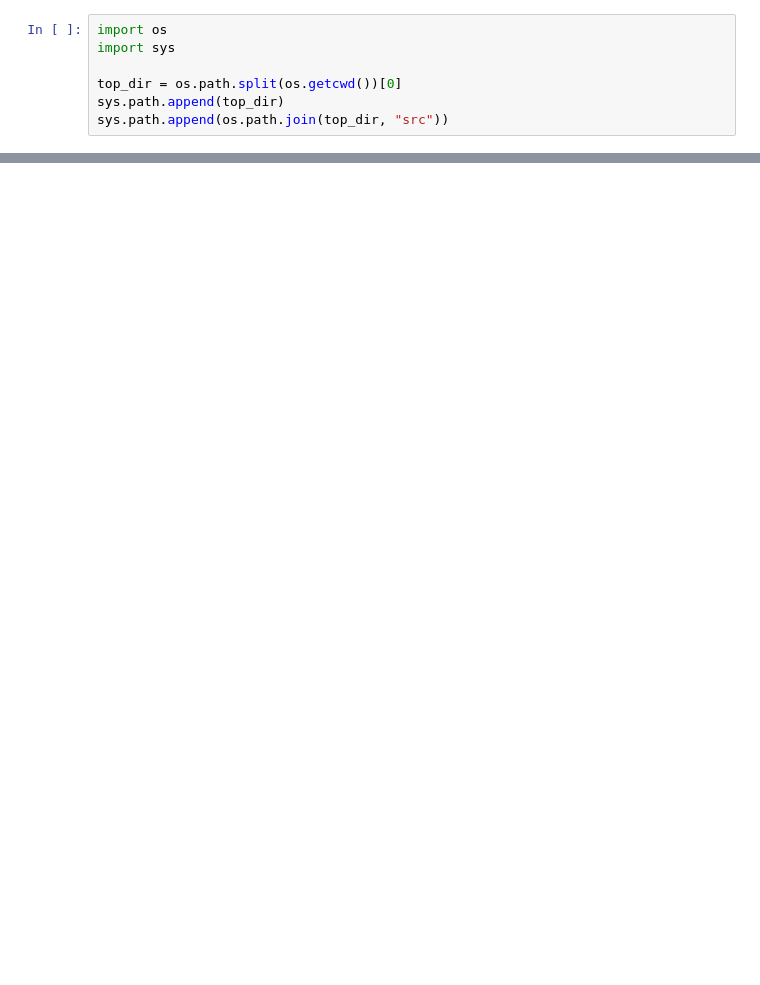
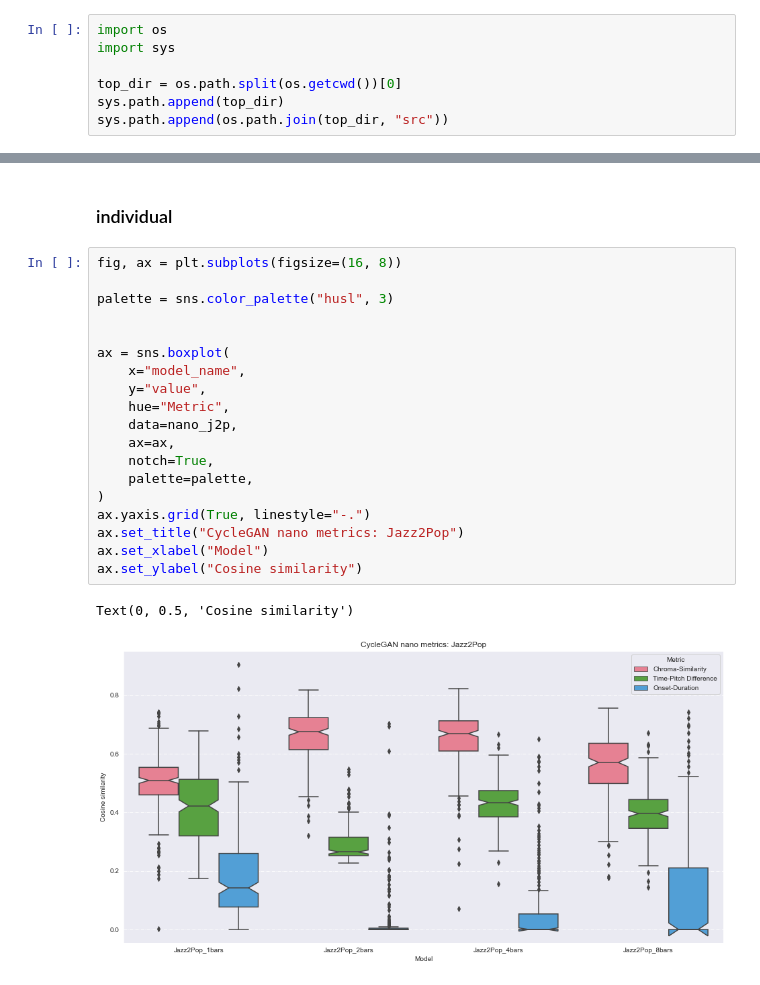
Before and after one commit to amaralcs/tf-cyclegan-music-style-transfer, a Jupyter notebook: notebooks/evaluate_results.ipynb, the cells around one changed output, grey strips where cells are left out. Drawn from its saved outputs; the diff is of its cells as text; blank space fills up the shorter version.

```diff
--- a/notebooks/evaluate_results.ipynb
+++ b/notebooks/evaluate_results.ipynb
@@ -89,0 +207,24 @@ macro_df = pd.concat(macro_df, axis=0)
+# %% [markdown]
+### individual
+# %%
+fig, ax = plt.subplots(figsize=(16, 8))
+
+palette = sns.color_palette("husl", 3)
+
+
+ax = sns.boxplot(
+    x="model_name",
+    y="value",
+    hue="Metric",
+    data=nano_j2p,
+    ax=ax,
+    notch=True,
+    palette=palette,
+)
+ax.yaxis.grid(True, linestyle="-.")
+ax.set_title("CycleGAN nano metrics: Jazz2Pop")
+ax.set_xlabel("Model")
+ax.set_ylabel("Cosine similarity")
+# %% [output]
+Text(0, 0.5, 'Cosine similarity')
+[figure, added]
```
Also changed, not shown: parts of 21 cells of this notebook, 1 other file.
